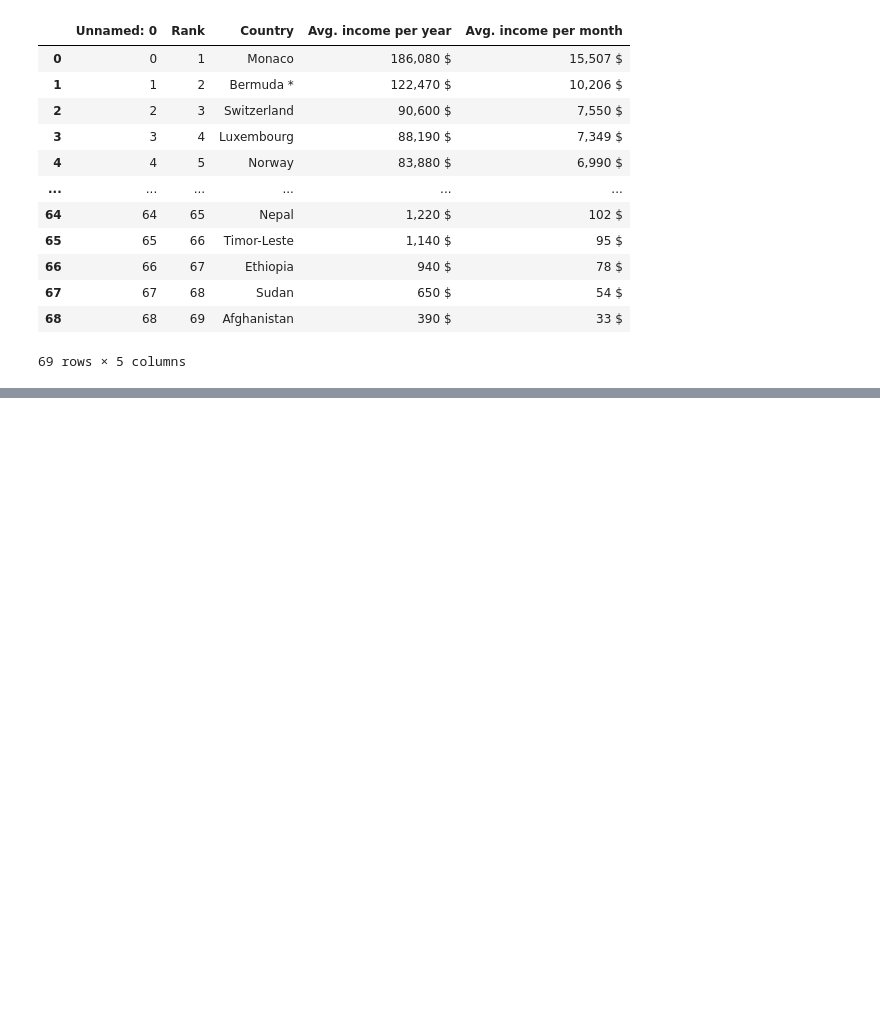
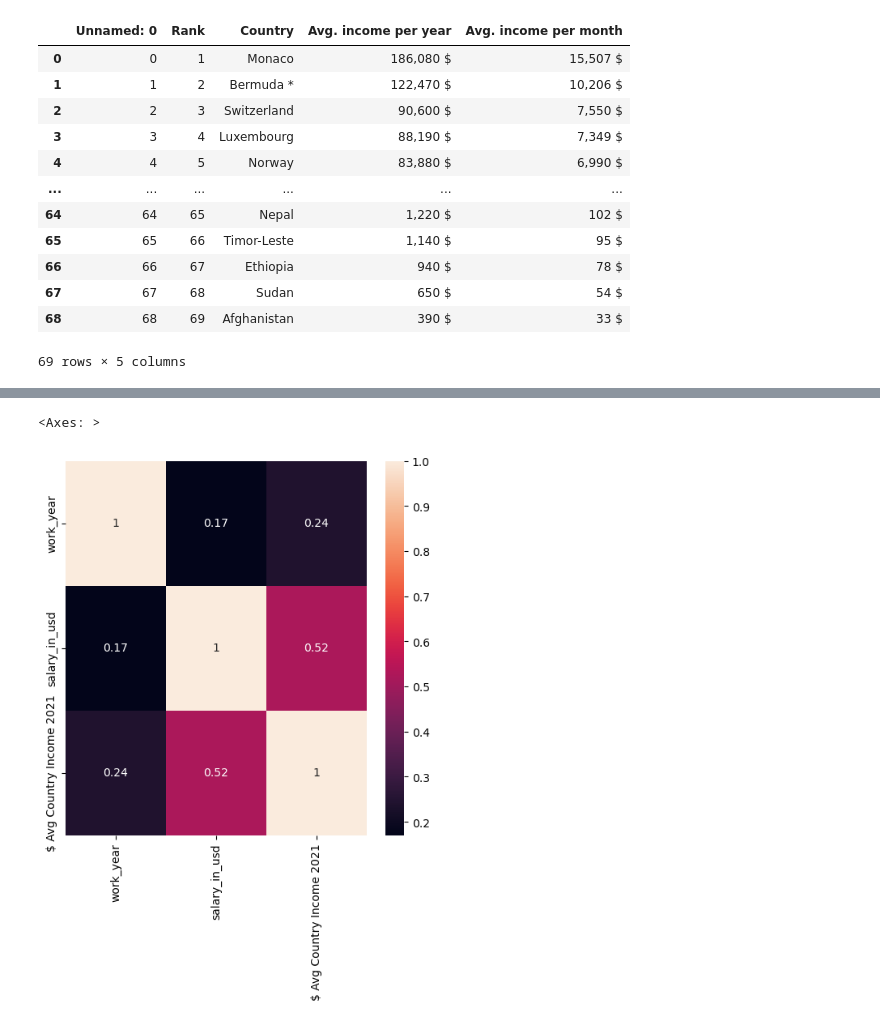
Before and after one commit to annie-maher/UCDPA_ann-marie_devlin, a Jupyter notebook: UCD Project.ipynb, the cells around one changed output, grey strips where cells are left out. Cells and saved outputs as stored; diff of their text form; code cells hidden in the pictures; blank space fills up the shorter version.

```diff
--- a/UCD Project.ipynb
+++ b/UCD Project.ipynb
@@ -173,0 +281,2 @@ pd.read_csv('World Avg Salaries.csv')
+# %%
+result_df = pd.merge(Salaries_df, df[['Country', '$ Avg Income 2021']], on='Country', how='left')
@@ -173,0 +306,5 @@ pd.read_csv('World Avg Salaries.csv')
+# %%
+# Convert $ avg income 2021 to integer for comparisons and exploration
+result_df['$ Avg Income 2021'] = result_df['$ Avg Income 2021'].str.replace(',', '')
+result_df.dtypes
+result_df.head()
@@ -173,0 +318,3 @@ pd.read_csv('World Avg Salaries.csv')
+# %%
+# Convert $ Avg income column from float to integer
+result_df['$ Avg Income 2021'] = result_df['$ Avg Income 2021'].astype('float').fillna(0.0).round().astype('Int64')
@@ -173,0 +335,3 @@ pd.read_csv('World Avg Salaries.csv')
+# %%
+# Rename column to understand comparisons
+result_df.rename(columns={'$ Avg Income 2021':'$ Avg Country Income 2021'}, inplace=True)
@@ -173,0 +347,7 @@ pd.read_csv('World Avg Salaries.csv')
+# %%
+# Visualisation on heatmap
+plt.figure(figsize=(6,6))
+sns.heatmap(result_df.corr(numeric_only = True), annot=True)
+# %% [output]
+<Axes: >
+[figure, added]
```
Also changed, not shown: parts of 32 cells of this notebook.
